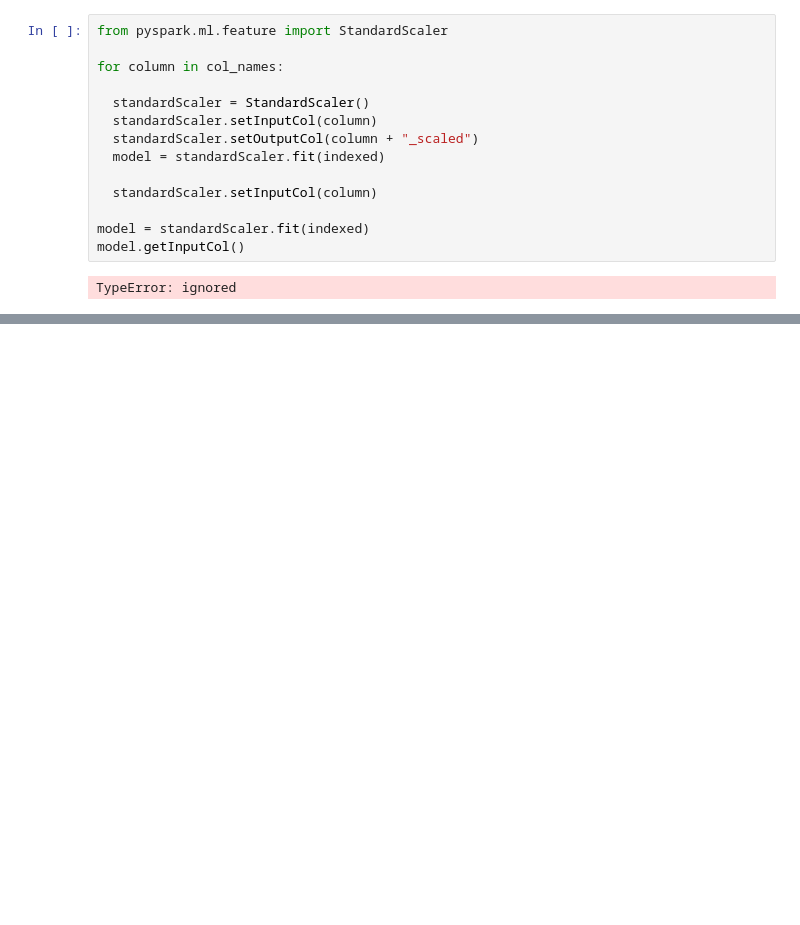
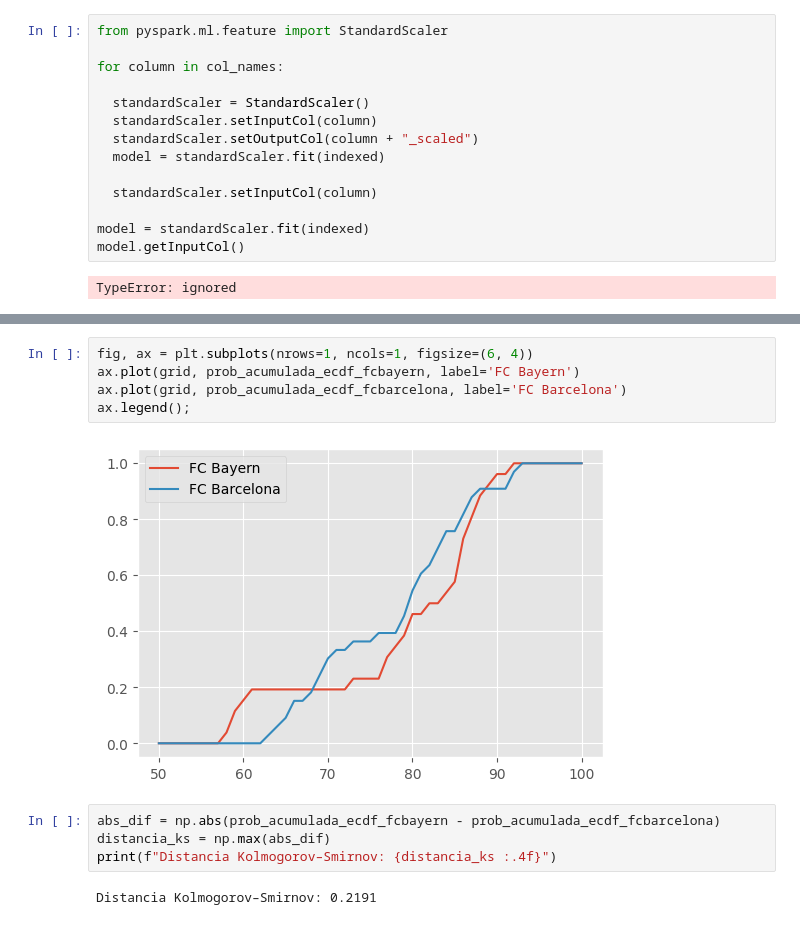
Before and after one commit to josefernandezest98/training, a Jupyter notebook: PySpark_Training/pyspark_training_notebook.ipynb, the cells around one changed output, grey strips where cells are left out. Cells and saved outputs as stored; diff of their text form; blank space fills up the shorter version.

```diff
--- a/PySpark_Training/pyspark_training_notebook.ipynb
+++ b/PySpark_Training/pyspark_training_notebook.ipynb
@@ -619,0 +663,13 @@ TypeError: ignored
+# %%
+fig, ax = plt.subplots(nrows=1, ncols=1, figsize=(6, 4))
+ax.plot(grid, prob_acumulada_ecdf_fcbayern, label='FC Bayern')
+ax.plot(grid, prob_acumulada_ecdf_fcbarcelona, label='FC Barcelona')
+ax.legend();
+# %% [output]
+[figure, added]
+# %%
+abs_dif = np.abs(prob_acumulada_ecdf_fcbayern - prob_acumulada_ecdf_fcbarcelona)
+distancia_ks = np.max(abs_dif)
+print(f"Distancia Kolmogorov–Smirnov: {distancia_ks :.4f}")
+# %% [output]
+Distancia Kolmogorov–Smirnov: 0.2191
```
Also changed, not shown: parts of 9 cells of this notebook.
